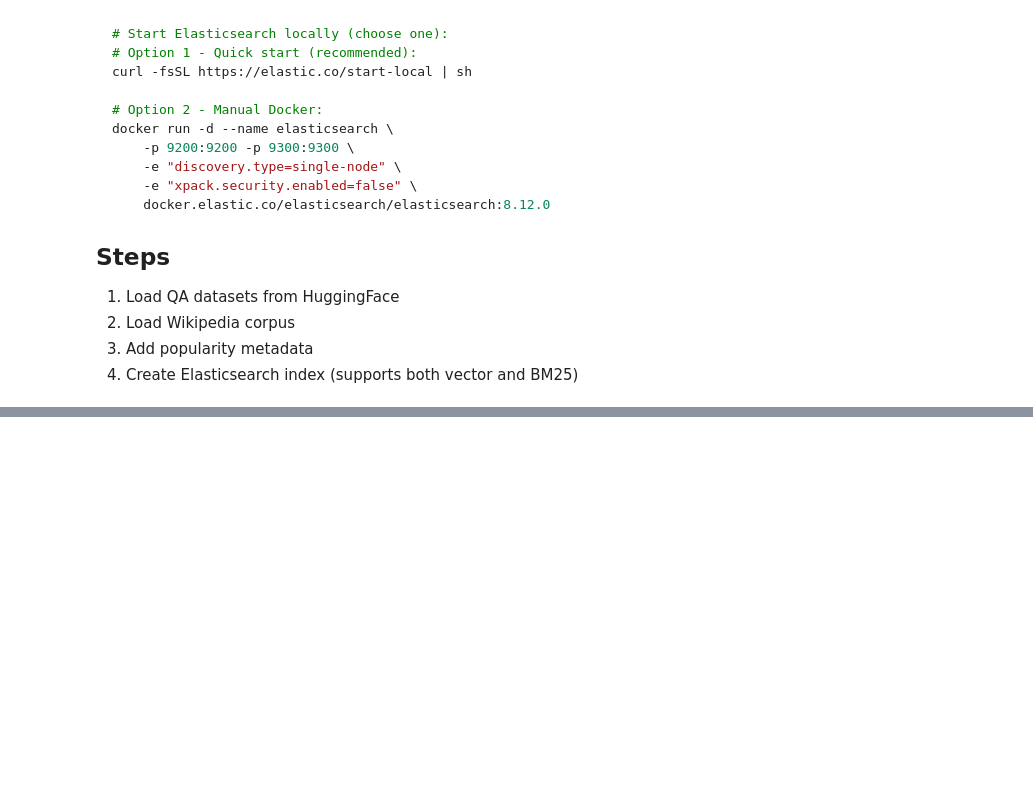
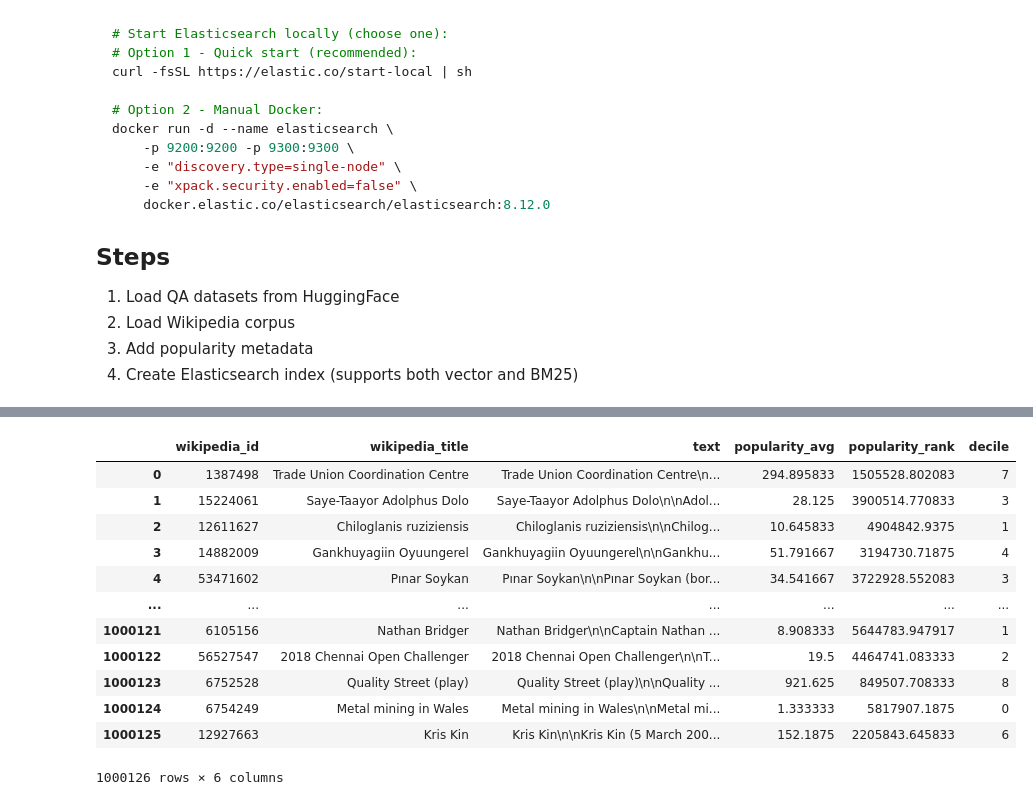
Before and after one commit to Cyro292/PopularityBias, a Jupyter notebook: rag_indexing.ipynb, the cells around one changed output, grey strips where cells are left out. Cells and saved outputs as stored; diff of their text form; code cells hidden in the pictures; blank space fills up the shorter version.

```diff
--- a/rag_indexing.ipynb
+++ b/rag_indexing.ipynb
@@ -601,7 +595,9 @@ display(qa_df.head())
 # %%
-# ============================================================================
-# STEP 3.7: Data Sanitization for Elasticsearch
-# ============================================================================
+# ===========================================================================
+# STEP 3.7: Data Sanitization & Save to Parquet (frees memory)
+# ===========================================================================
+
+import gc
 
 print("\n🧹 Sanitizing data for Elasticsearch indexing...")
 
@@ -615,11 +611,25 @@ wiki_df["popularity_avg"] = pd.to_numeric(wiki_df["popularity_avg"], errors="coe
 wiki_df["decile"] = pd.to_numeric(wiki_df["decile"], errors="coerce").fillna(-1).astype("Int64")
 wiki_df["popularity_rank"] = pd.to_numeric(wiki_df["popularity_rank"], errors="coerce").astype("Float64")
 
-# Show any rows that were missing popularity_avg
 display(wiki_df.head())
 
-# Save the questions used for this run
+# ── Save to Parquet ──────────────────────────────────────────────────────────
+WIKI_PARQUET_PATH = COLLECTION_ROOT / "wiki_corpus.parquet"
+COLLECTION_ROOT.mkdir(parents=True, exist_ok=True)
+
+print(f"\n💾 Saving {len(wiki_df):,} documents to {WIKI_PARQUET_PATH}...")
+wiki_df.to_parquet(WIKI_PARQUET_PATH, index=False, engine="pyarrow")
+print(f"  ✓ Saved ({WIKI_PARQUET_PATH.stat().st_size / 1e9:.2f} GB)")
+
+# ── Save training questions ──────────────────────────────────────────────────
 print(f"Saving training questions to {QUESTIONS_PATH}...")
-qa_df.to_parquet(QUESTIONS_PATH)
+qa_df.to_parquet(QUESTIONS_PATH, index=False, engine="pyarrow")
+print(f"  ✓ Saved {len(qa_df):,} questions")
+
+# ── Free memory — everything is on disk now ──────────────────────────────────
+n_docs = len(wiki_df)
+del wiki_df, wiki_ds_with_pop, wiki_ds, full_wiki_ds
+gc.collect()
+print(f"\n✓ Memory freed. {n_docs:,} documents saved to parquet for streaming indexing.")
 # %% [output]
 🧹 Sanitizing data for Elasticsearch indexing...
@@ -633,2 +657,20 @@ Saving training questions to /Users/cyro/Documents/VSC/PopularityBias/data/wiki_
+# %%
+df= pd.read_parquet(WIKI_PARQUET_PATH)
+
+display(df)
+# %% [output]
+|  | wikipedia_id | wikipedia_title | text | popularity_avg | popularity_rank | decile |
+| 0 | 1387498 | Trade Union Coordination Centre | Trade Union Coordination Centre\n... | 294.895833 | 1505528.802083 | 7 |
+| 1 | 15224061 | Saye-Taayor Adolphus Dolo | Saye-Taayor Adolphus Dolo\n\nAdol... | 28.125 | 3900514.770833 | 3 |
+| 2 | 12611627 | Chiloglanis ruziziensis | Chiloglanis ruziziensis\n\nChilog... | 10.645833 | 4904842.9375 | 1 |
+| 3 | 14882009 | Gankhuyagiin Oyuungerel | Gankhuyagiin Oyuungerel\n\nGankhu... | 51.791667 | 3194730.71875 | 4 |
+| 4 | 53471602 | Pınar Soykan | Pınar Soykan\n\nPınar Soykan (bor... | 34.541667 | 3722928.552083 | 3 |
+| ... | ... | ... | ... | ... | ... | ... |
+| 1000121 | 6105156 | Nathan Bridger | Nathan Bridger\n\nCaptain Nathan ... | 8.908333 | 5644783.947917 | 1 |
+| 1000122 | 56527547 | 2018 Chennai Open Challenger | 2018 Chennai Open Challenger\n\nT... | 19.5 | 4464741.083333 | 2 |
+| 1000123 | 6752528 | Quality Street (play) | Quality Street (play)\n\nQuality ... | 921.625 | 849507.708333 | 8 |
+| 1000124 | 6754249 | Metal mining in Wales | Metal mining in Wales\n\nMetal mi... | 1.333333 | 5817907.1875 | 0 |
+| 1000125 | 12927663 | Kris Kin | Kris Kin\n\nKris Kin (5 March 200... | 152.1875 | 2205843.645833 | 6 |
+1000126 rows × 6 columns
 # %%
 # ============================================================================
```
Also changed, not shown: parts of 7 cells of this notebook, 6 other files.
